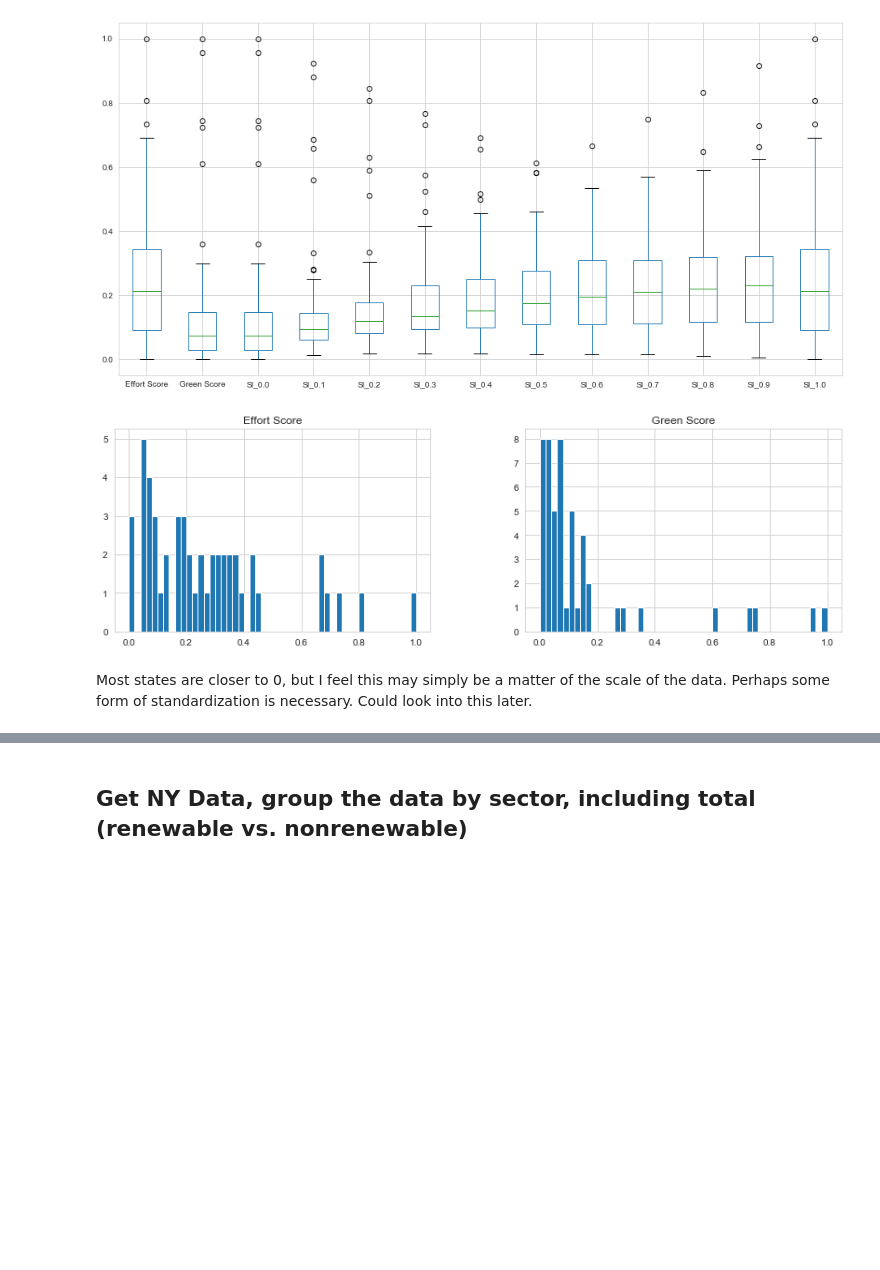
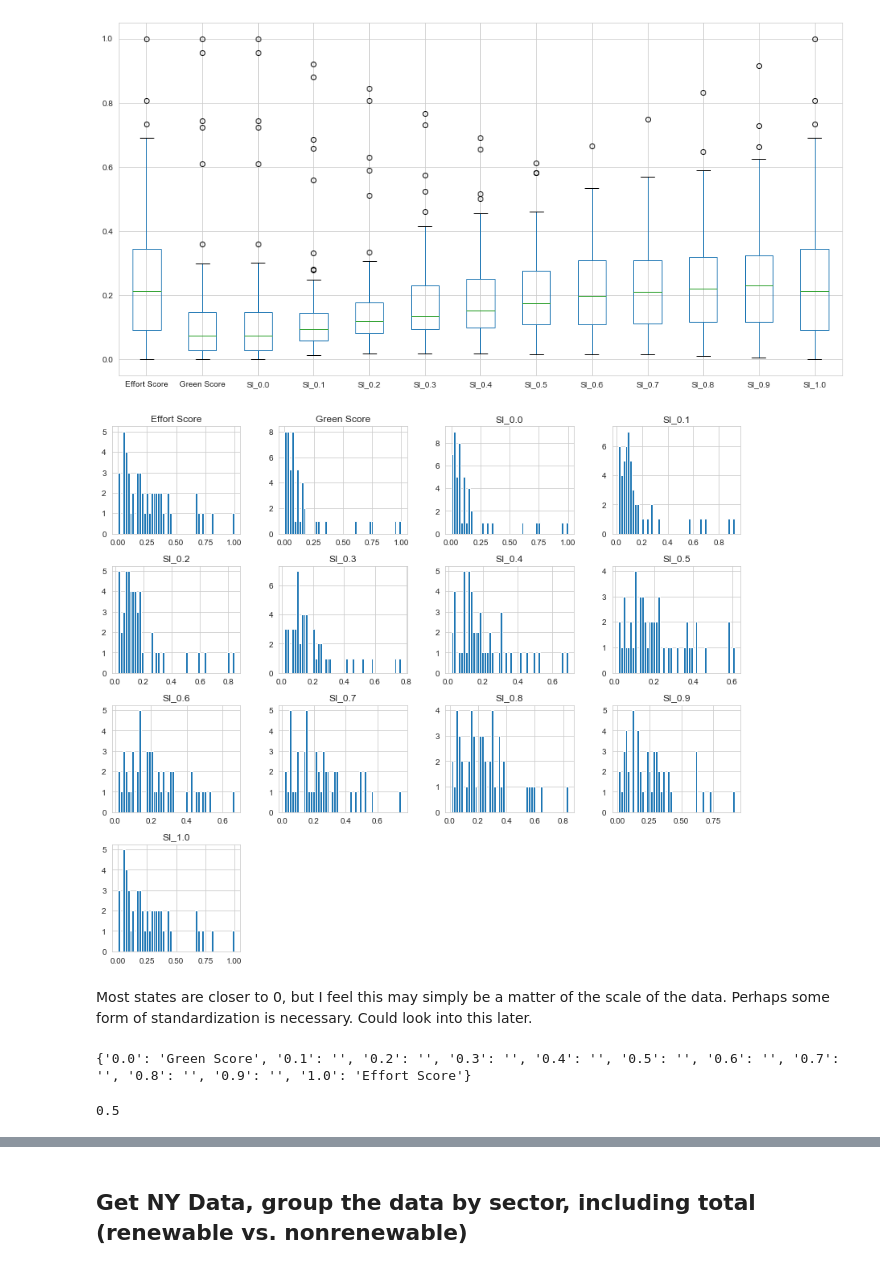
Before and after one commit to msanchez-ayala/energy-consumption, a Jupyter notebook: eda_modeling_experimentation.ipynb, the cells around one changed output, grey strips where cells are left out. Drawn from its saved outputs; the diff is of its cells as text; code cells hidden in the pictures; blank space fills up the shorter version.

```diff
--- a/eda_modeling_experimentation.ipynb
+++ b/eda_modeling_experimentation.ipynb
@@ -251,15 +282,22 @@ for state in state_dfs:
 
     sus_indicators[state] = {'effort_score':effort_score,'green_score':green_score}
 # %%
+# Put this data into a form that can easily be inserted into a df
 data = {'Effort Score' : [sus_indicators[state]['effort_score'] for state in sus_indicators],
         'Green Score' : [sus_indicators[state]['green_score'] for state in sus_indicators]}
 
+# Min Max scale effort score and green score for easier interpretability
 es_scaled = MinMaxScaler().fit_transform(np.array(data['Effort Score']).reshape(-1, 1)).flatten()
+es_scaled = np.round(es_scaled,3)
+
 gs_scaled = MinMaxScaler().fit_transform(np.array(data['Green Score']).reshape(-1, 1)).flatten()
+gs_scaled = np.round(gs_scaled,3)
+
 data['Effort Score'] = es_scaled
 data['Green Score'] = gs_scaled
 # %%
 # create df for sus indicators
 sus_df = pd.DataFrame(data = data, index=sus_indicators.keys())
+sus_df['code'] = [state for state in state_abbrevs_dict]
 sus_df.head()
 # %% [output]
@@ -272,12 +310,16 @@ sus_df.head()
 # %%
 si_range = np.arange(0,1.1,0.1)
-for number in si_range[:]:
+for number in si_range:
     number = round(number,1)
 
     # The number in the column name will refer to percent of Effort Score accounted for in the sustainability index
-    column = f'SI_{number}'
+    column_name = f'SI_{number}'
 
-    sus_df[column] = (number * sus_df['Effort Score']) + ((round(1 - number,1)) * sus_df['Green Score'])
+    si = (number * sus_df['Effort Score']) + ((round(1 - number,1)) * sus_df['Green Score'])
+    si_scaled = MinMaxScaler().fit_transform(np.array(si).reshape(-1, 1)).flatten()
+    si_scaled = np.round(si_scaled,3)
+
+    sus_df[column_name] = si_scaled
 # %%
 sus_df.head()
 # %% [output]
@@ -292,11 +334,31 @@ sus_df.plot(kind='box',figsize=(16,8));
 # %% [output]
 [figure]
 # %%
-sus_df.hist(bins=50, figsize=(14,4));
+sus_df.hist(bins=50, figsize=(14,12));
 # %% [output]
-[figure, old version]
+[figure, new version]
 # %% [markdown]
 Most states are closer to 0, but I feel this may simply be a matter of the scale of the data. Perhaps some form of standardization is necessary. Could look into this later.
+# %%
+si_range = np.arange(0.0, 1.1, 0.1)
+si_range = np.round(si_range,1)
+
+marks={}
+for i in si_range:
+    if i == 0.0:
+        marks[str(i)] = 'Green Score'
+    elif i == 1.0:
+        marks[str(i)] = 'Effort Score'
+    else:
+        marks[str(i)] = ''
+
+print(marks)
+# %% [output]
+{'0.0': 'Green Score', '0.1': '', '0.2': '', '0.3': '', '0.4': '', '0.5': '', '0.6': '', '0.7': '', '0.8': '', '0.9': '', '1.0': 'Effort Score'}
+# %%
+si_range.mean()
+# %% [output]
+0.5
 # %%
 best_es = sus_df[sus_df['Effort Score'] > 0.5].sort_values(by='Effort Score',ascending=False)
 worst_es = sus_df[sus_df['Effort Score'] < 0.1].sort_values(by='Effort Score',ascending=False)
```
Also changed, not shown: parts of 48 cells of this notebook, 1 other file.
